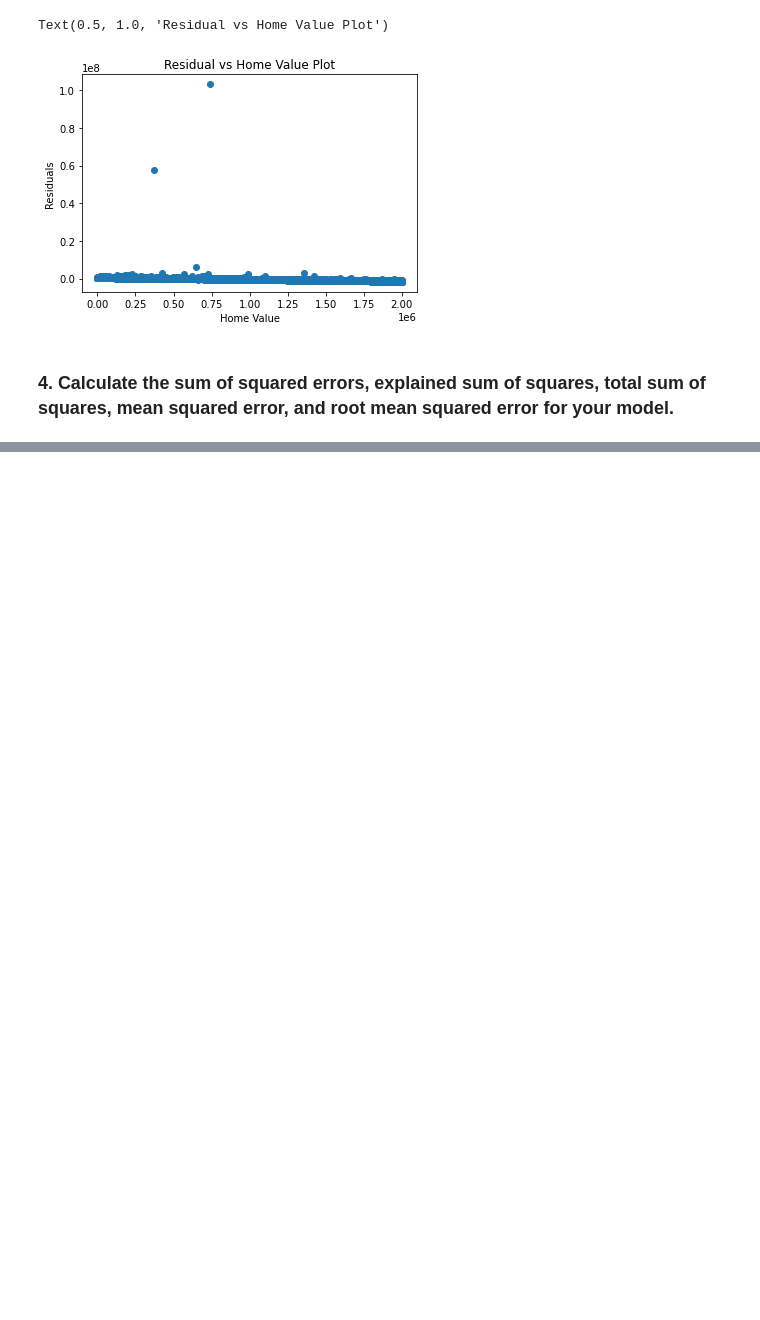
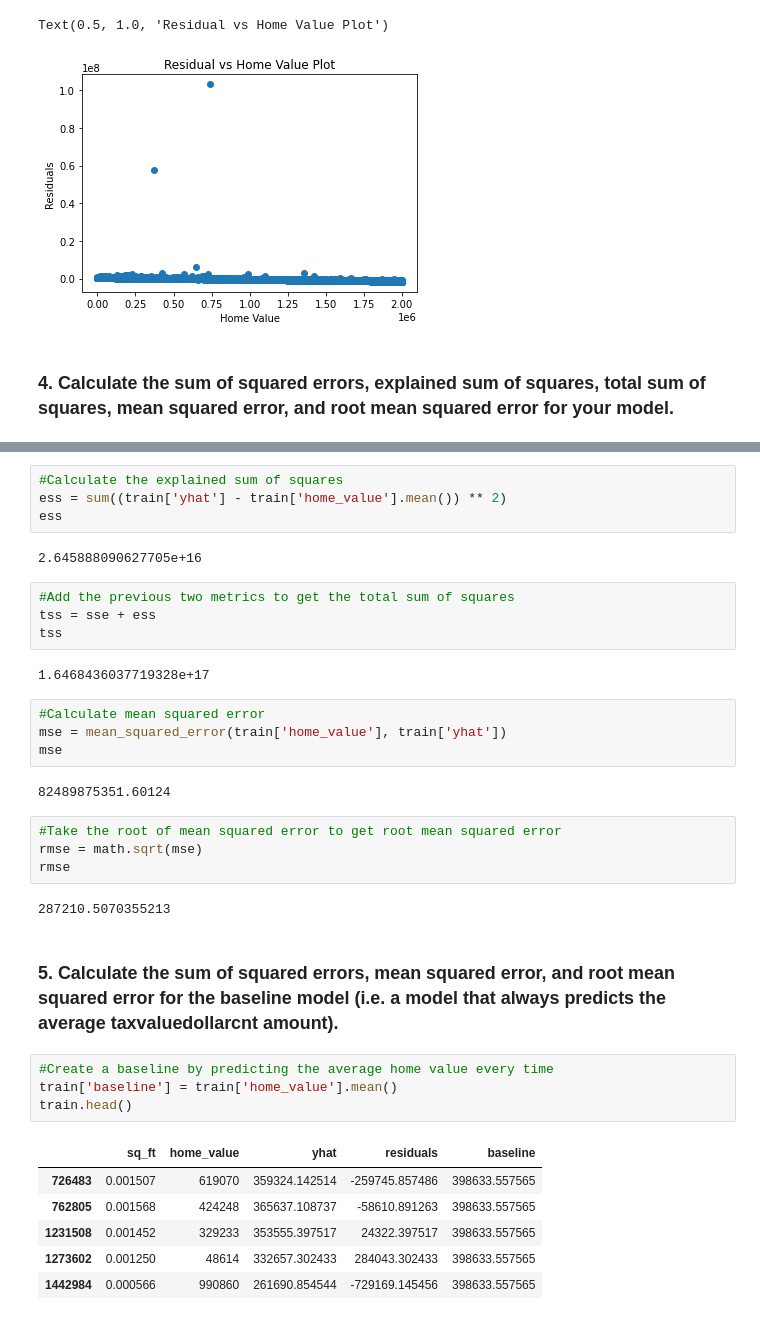
Before and after one commit to SchneemannDavid/regression-exercises, a Jupyter notebook: exercises/evaluate.ipynb, the cells around one changed output, grey strips where cells are left out. Saved outputs shown, nothing was run; the diff lists cells and outputs as text; blank space fills up the shorter version.

```diff
--- a/exercises/evaluate.ipynb
+++ b/exercises/evaluate.ipynb
@@ -110,0 +117,37 @@ Text(0.5, 1.0, 'Residual vs Home Value Plot')
+# %%
+#Calculate the explained sum of squares
+ess = sum((train['yhat'] - train['home_value'].mean()) ** 2)
+ess
+# %% [output]
+2.645888090627705e+16
+# %%
+#Add the previous two metrics to get the total sum of squares
+tss = sse + ess
+tss
+# %% [output]
+1.6468436037719328e+17
+# %%
+#Calculate mean squared error
+mse = mean_squared_error(train['home_value'], train['yhat'])
+mse
+# %% [output]
+82489875351.60124
+# %%
+#Take the root of mean squared error to get root mean squared error
+rmse = math.sqrt(mse)
+rmse
+# %% [output]
+287210.5070355213
+# %% [markdown]
+### 5. Calculate the sum of squared errors, mean squared error, and root mean squared error for the baseline model (i.e. a model that always predicts the average taxvaluedollarcnt amount).
+# %%
+#Create a baseline by predicting the average home value every time
+train['baseline'] = train['home_value'].mean()
+train.head()
+# %% [output]
+|  | sq_ft | home_value | yhat | residuals | baseline |
+| 726483 | 0.001507 | 619070 | 359324.142514 | -259745.857486 | 398633.557565 |
+| 762805 | 0.001568 | 424248 | 365637.108737 | -58610.891263 | 398633.557565 |
+| 1231508 | 0.001452 | 329233 | 353555.397517 | 24322.397517 | 398633.557565 |
+| 1273602 | 0.001250 | 48614 | 332657.302433 | 284043.302433 | 398633.557565 |
+| 1442984 | 0.000566 | 990860 | 261690.854544 | -729169.145456 | 398633.557565 |
```
Also changed, not shown: parts of 15 cells of this notebook, 3 other files.
